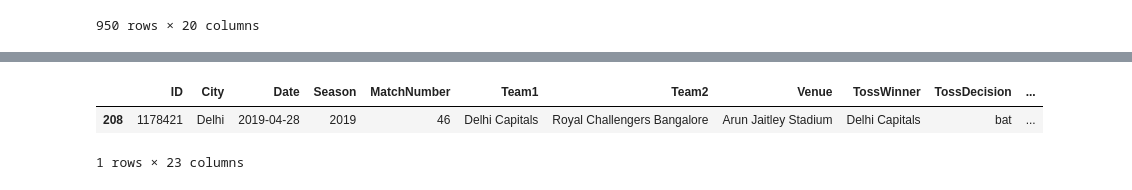
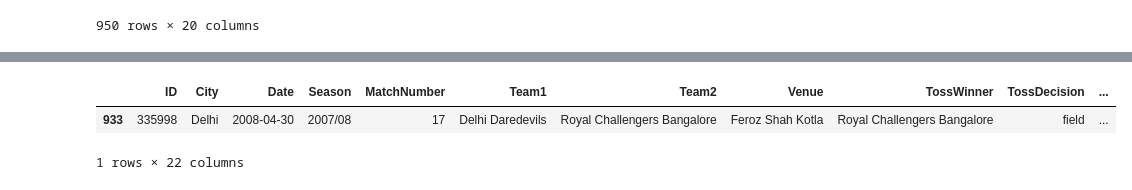
Before and after one commit to Sumangiri1312/Pandas-Practice, a Jupyter notebook: pandas_dataframe.ipynb, the cells around one changed output, grey strips where cells are left out. Cells and saved outputs as stored; diff of their text form; code cells hidden in the pictures.

Commit message:
update pandas dataframes

```diff
--- a/pandas_dataframe.ipynb
+++ b/pandas_dataframe.ipynb
@@ -613,8 +621,8 @@ ipl
 # %%
 ipl['is_kohli_played']=ipl['all_player'].apply(lambda x:'V Kohli' in x)
 a=ipl[(ipl['City']=='Delhi')& (ipl['is_kohli_played']==True)]
-a.drop_duplicates(subset=['City','is_kohli_played'],keep='first')
+a.drop_duplicates(subset=['City','is_kohli_played'],keep='last')
 # %% [output]
 |  | ID | City | Date | Season | MatchNumber | Team1 | Team2 | Venue | TossWinner | TossDecision | ... |
-| 208 | 1178421 | Delhi | 2019-04-28 | 2019 | 46 | Delhi Capitals | Royal Challengers Bangalore | Arun Jaitley Stadium | Delhi Capitals | bat | ... |
+| 933 | 335998 | Delhi | 2008-04-30 | 2007/08 | 17 | Delhi Daredevils | Royal Challengers Bangalore | Feroz Shah Kotla | Royal Challengers Bangalore | field | ... |
-1 rows × 23 columns
+1 rows × 22 columns
```
Also changed, not shown: parts of 3 cells of this notebook.
